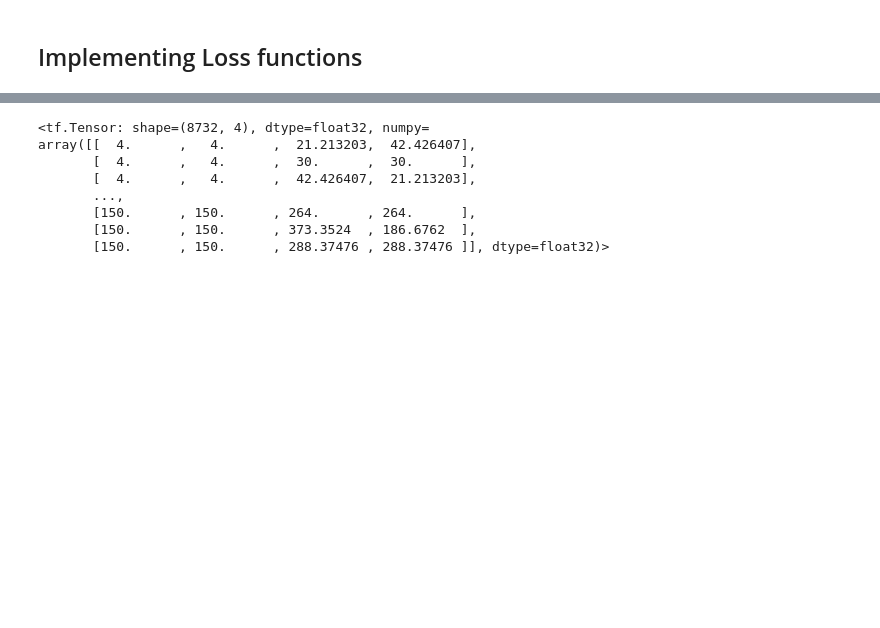
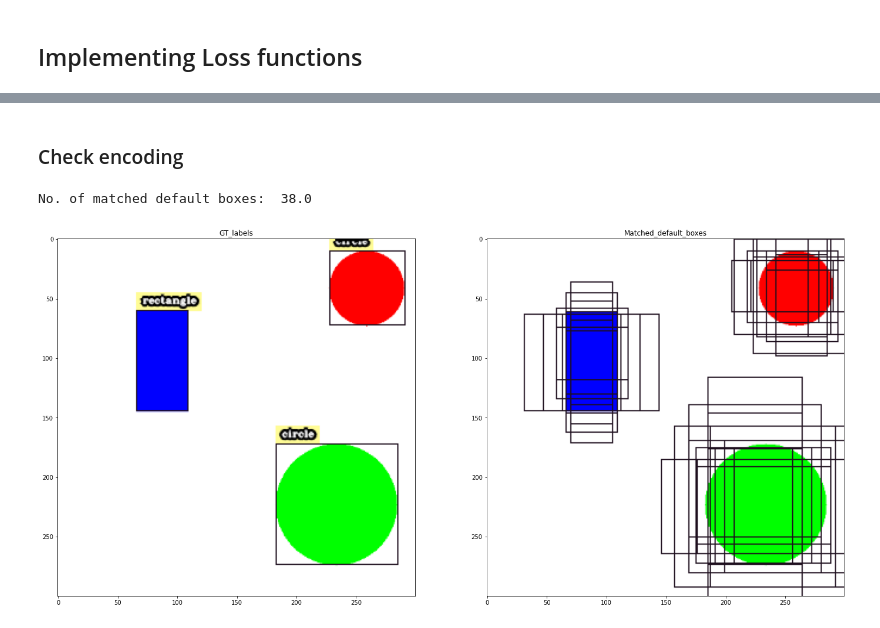
Before and after one commit to srihari-humbarwadi/tf_cv_tutorials, a Jupyter notebook: notebooks/SSD.ipynb, the cells around one changed output, grey strips where cells are left out. Drawn from its saved outputs; the diff is of its cells as text; code cells hidden in the pictures; blank space fills up the shorter version.

```diff
--- a/notebooks/SSD.ipynb
+++ b/notebooks/SSD.ipynb
@@ -361,17 +342,0 @@ class DecodePredictions(tf.keras.layers.Layer):
-# %%
-dataset = build_dataset(train_tfrecords, 1)
-label_encoder = LabelEncoder(config)
-for image, boxes, classes in dataset.take(1):
-    image = tf.image.resize(image, [300, 300])
-    boxes = boxes*300/448
-    boxes_xywh = change_box_format(boxes, return_format='xywh')
-    label = label_encoder._encode_sample(boxes_xywh, classes)
-    label = tf.concat(label, axis=-1)[None, ...]
-    decoded_boxes, decoded_cls_ids, _ = DecodePredictions(config)(label)
-
-    positive_mask = tf.cast(tf.argmax(label[0, :, 4:], axis=-1)!=0, dtype=tf.float32)
-    matched_default_boxes = tf.gather(label_encoder._default_boxes, tf.where(positive_mask!=0)[:, 0])
-    matched_default_boxes_xywh = change_box_format(matched_default_boxes, return_format='x1y1x2y2')
-
-    imshow(draw_boxes_cv2(image, matched_default_boxes_xywh, range(len(matched_default_boxes)), show_labels=False))
-    imshow(draw_boxes_cv2(image, decoded_boxes, ['circle' if x == 0 else 'rectangle' for x in decoded_cls_ids], show_labels=True))
@@ -455,11 +408,0 @@ array([[[ 0.20844515, -1.3278862 ,  0.83444494, -0.65102065,
-# %%
-default_boxes.boxes
-# %% [output]
-<tf.Tensor: shape=(8732, 4), dtype=float32, numpy=
-array([[  4.      ,   4.      ,  21.213203,  42.426407],
-       [  4.      ,   4.      ,  30.      ,  30.      ],
-       [  4.      ,   4.      ,  42.426407,  21.213203],
-       ...,
-       [150.      , 150.      , 264.      , 264.      ],
-       [150.      , 150.      , 373.3524  , 186.6762  ],
-       [150.      , 150.      , 288.37476 , 288.37476 ]], dtype=float32)>
@@ -465,0 +530,29 @@ array([[  4.      ,   4.      ,  21.213203,  42.426407],
+# %%
+shapes_dataset_tfrecords_path = '../tutorials/data/shapes_dataset_tfrecords'
+
+train_tfrecords_pattern = shapes_dataset_tfrecords_path + '/train*'
+val_tfrecords_pattern = shapes_dataset_tfrecords_path + '/val*'
+
+with strategy.scope():
+    train_dataset = DatasetBuilder(train_tfrecords_pattern, config).dataset
+    val_dataset = DatasetBuilder(val_tfrecords_pattern, config).dataset
+# %% [markdown]
+### Check encoding
+# %%
+label_encoder = LabelEncoder(config)
+for image, label in train_dataset.take(1):
+    image = image[0]
+    image = (image + tf.constant([103.939, 116.779, 123.68]))[:, :, ::-1]
+    decoded_boxes, decoded_cls_ids, _ = DecodePredictions(config)(label)
+
+    positive_mask = tf.cast(tf.argmax(label[0, :, 4:], axis=-1)!=0, dtype=tf.float32)
+    matched_default_boxes = tf.gather(label_encoder._default_boxes, tf.where(positive_mask!=0)[:, 0])
+    matched_default_boxes_xywh = change_box_format(matched_default_boxes, return_format='x1y1x2y2')
+
+    default_box_viz = draw_boxes_cv2(image, matched_default_boxes_xywh, range(len(matched_default_boxes)), show_labels=False)
+    gt_box_viz = draw_boxes_cv2(image, decoded_boxes, ['circle' if x == 0 else 'rectangle' for x in decoded_cls_ids], show_labels=True)
+    imshow_multiplt([gt_box_viz, default_box_viz, ], ['GT_labels', 'Matched_default_boxes'])
+    print('No. of matched default boxes: ', tf.reduce_sum(positive_mask).numpy())
+# %% [output]
+No. of matched default boxes:  38.0
+[figure, added]
```
Also changed, not shown: parts of 23 cells of this notebook.
